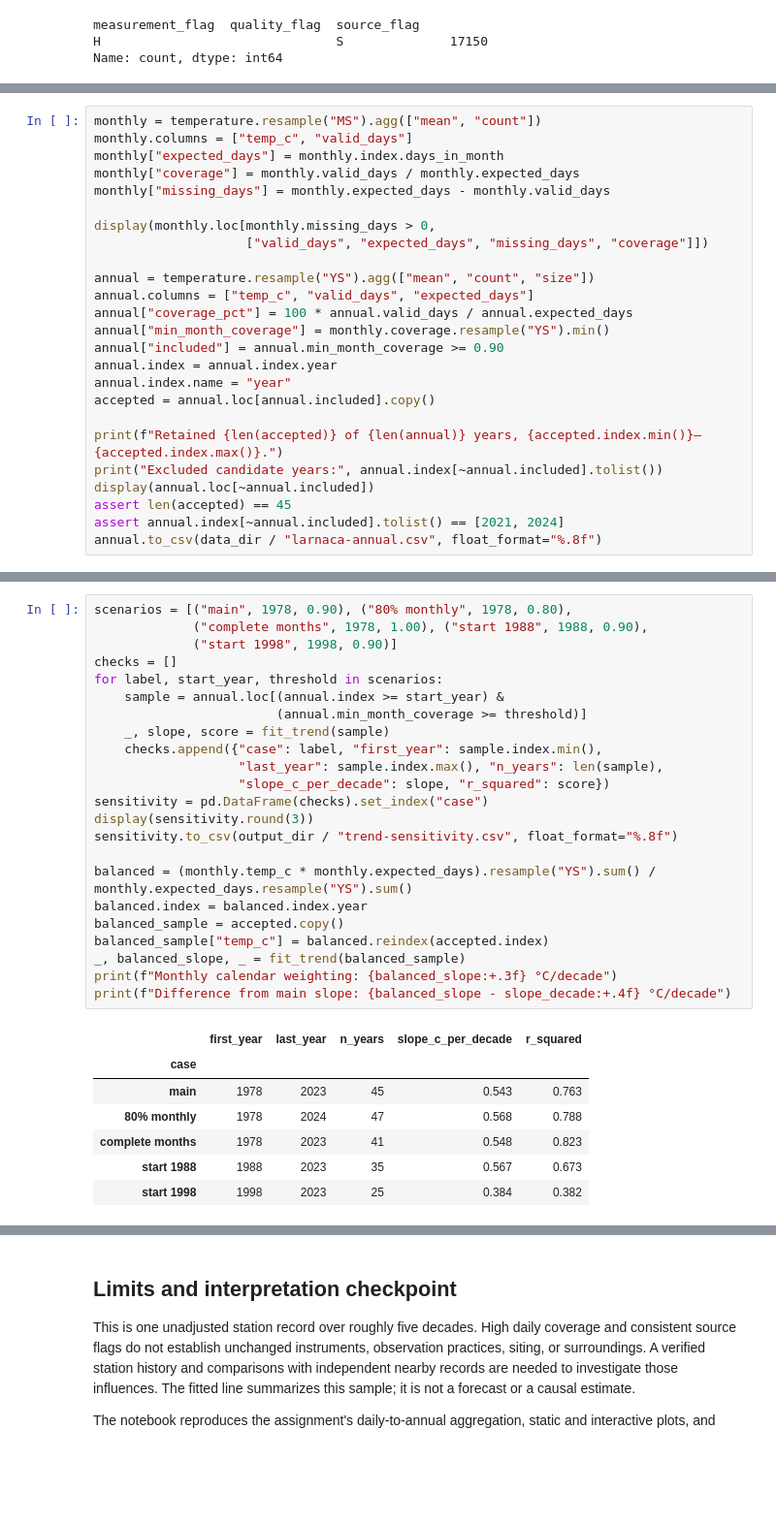
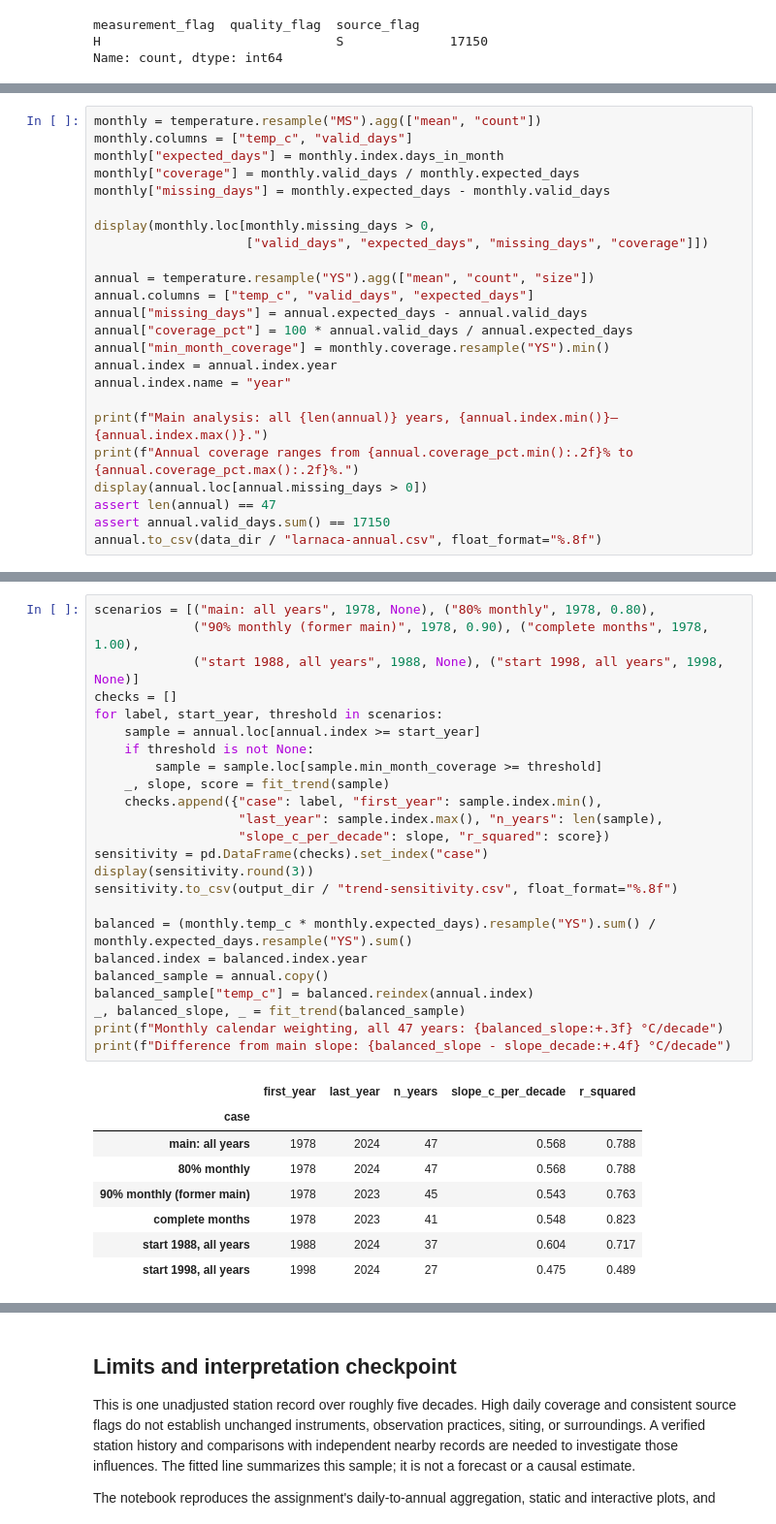
Before and after one commit to rileythejones/01-climate-fall-template, a Jupyter notebook: 06-cyprus-temperature.ipynb, the cells around one changed output, grey strips where cells are left out. Shown at 97% size. Drawn from its saved outputs; the diff is of its cells as text; blank space fills up the shorter version.

```diff
--- a/06-cyprus-temperature.ipynb
+++ b/06-cyprus-temperature.ipynb
@@ -105,18 +107,17 @@ display(monthly.loc[monthly.missing_days > 0,
 
 annual = temperature.resample("YS").agg(["mean", "count", "size"])
 annual.columns = ["temp_c", "valid_days", "expected_days"]
+annual["missing_days"] = annual.expected_days - annual.valid_days
 annual["coverage_pct"] = 100 * annual.valid_days / annual.expected_days
 annual["min_month_coverage"] = monthly.coverage.resample("YS").min()
-annual["included"] = annual.min_month_coverage >= 0.90
 annual.index = annual.index.year
 annual.index.name = "year"
-accepted = annual.loc[annual.included].copy()
 
-print(f"Retained {len(accepted)} of {len(annual)} years, {accepted.index.min()}–{accepted.index.max()}.")
-print("Excluded candidate years:", annual.index[~annual.included].tolist())
-display(annual.loc[~annual.included])
-assert len(accepted) == 45
-assert annual.index[~annual.included].tolist() == [2021, 2024]
+print(f"Main analysis: all {len(annual)} years, {annual.index.min()}–{annual.index.max()}.")
+print(f"Annual coverage ranges from {annual.coverage_pct.min():.2f}% to {annual.coverage_pct.max():.2f}%.")
+display(annual.loc[annual.missing_days > 0])
+assert len(annual) == 47
+assert annual.valid_days.sum() == 17150
 annual.to_csv(data_dir / "larnaca-annual.csv", float_format="%.8f")
 # %% [output]
 |  | valid_days | expected_days | missing_days | coverage |
@@ -251,31 +253,33 @@ Also compare the main daily-weighted annual mean with a calendar-weighted mean o
 # %%
-scenarios = [("main", 1978, 0.90), ("80% monthly", 1978, 0.80),
-             ("complete months", 1978, 1.00), ("start 1988", 1988, 0.90),
-             ("start 1998", 1998, 0.90)]
+scenarios = [("main: all years", 1978, None), ("80% monthly", 1978, 0.80),
+             ("90% monthly (former main)", 1978, 0.90), ("complete months", 1978, 1.00),
+             ("start 1988, all years", 1988, None), ("start 1998, all years", 1998, None)]
 checks = []
 for label, start_year, threshold in scenarios:
-    sample = annual.loc[(annual.index >= start_year) &
-                        (annual.min_month_coverage >= threshold)]
+    sample = annual.loc[annual.index >= start_year]
+    if threshold is not None:
+        sample = sample.loc[sample.min_month_coverage >= threshold]
     _, slope, score = fit_trend(sample)
     checks.append({"case": label, "first_year": sample.index.min(),
                    "last_year": sample.index.max(), "n_years": len(sample),
                    "slope_c_per_decade": slope, "r_squared": score})
 sensitivity = pd.DataFrame(checks).set_index("case")
 display(sensitivity.round(3))
 sensitivity.to_csv(output_dir / "trend-sensitivity.csv", float_format="%.8f")
 
 balanced = (monthly.temp_c * monthly.expected_days).resample("YS").sum() / monthly.expected_days.resample("YS").sum()
 balanced.index = balanced.index.year
-balanced_sample = accepted.copy()
-balanced_sample["temp_c"] = balanced.reindex(accepted.index)
+balanced_sample = annual.copy()
+balanced_sample["temp_c"] = balanced.reindex(annual.index)
 _, balanced_slope, _ = fit_trend(balanced_sample)
-print(f"Monthly calendar weighting: {balanced_slope:+.3f} °C/decade")
+print(f"Monthly calendar weighting, all 47 years: {balanced_slope:+.3f} °C/decade")
 print(f"Difference from main slope: {balanced_slope - slope_decade:+.4f} °C/decade")
 # %% [output]
 |  | first_year | last_year | n_years | slope_c_per_decade | r_squared |
 | case |  |  |  |  |  |
-| main | 1978 | 2023 | 45 | 0.543 | 0.763 |
+| main: all years | 1978 | 2024 | 47 | 0.568 | 0.788 |
 | 80% monthly | 1978 | 2024 | 47 | 0.568 | 0.788 |
+| 90% monthly (former main) | 1978 | 2023 | 45 | 0.543 | 0.763 |
 | complete months | 1978 | 2023 | 41 | 0.548 | 0.823 |
-| start 1988 | 1988 | 2023 | 35 | 0.567 | 0.673 |
-| start 1998 | 1998 | 2023 | 25 | 0.384 | 0.382 |
+| start 1988, all years | 1988 | 2024 | 37 | 0.604 | 0.717 |
+| start 1998, all years | 1998 | 2024 | 27 | 0.475 | 0.489 |
```
Also changed, not shown: parts of 12 cells of this notebook, 7 other files.
